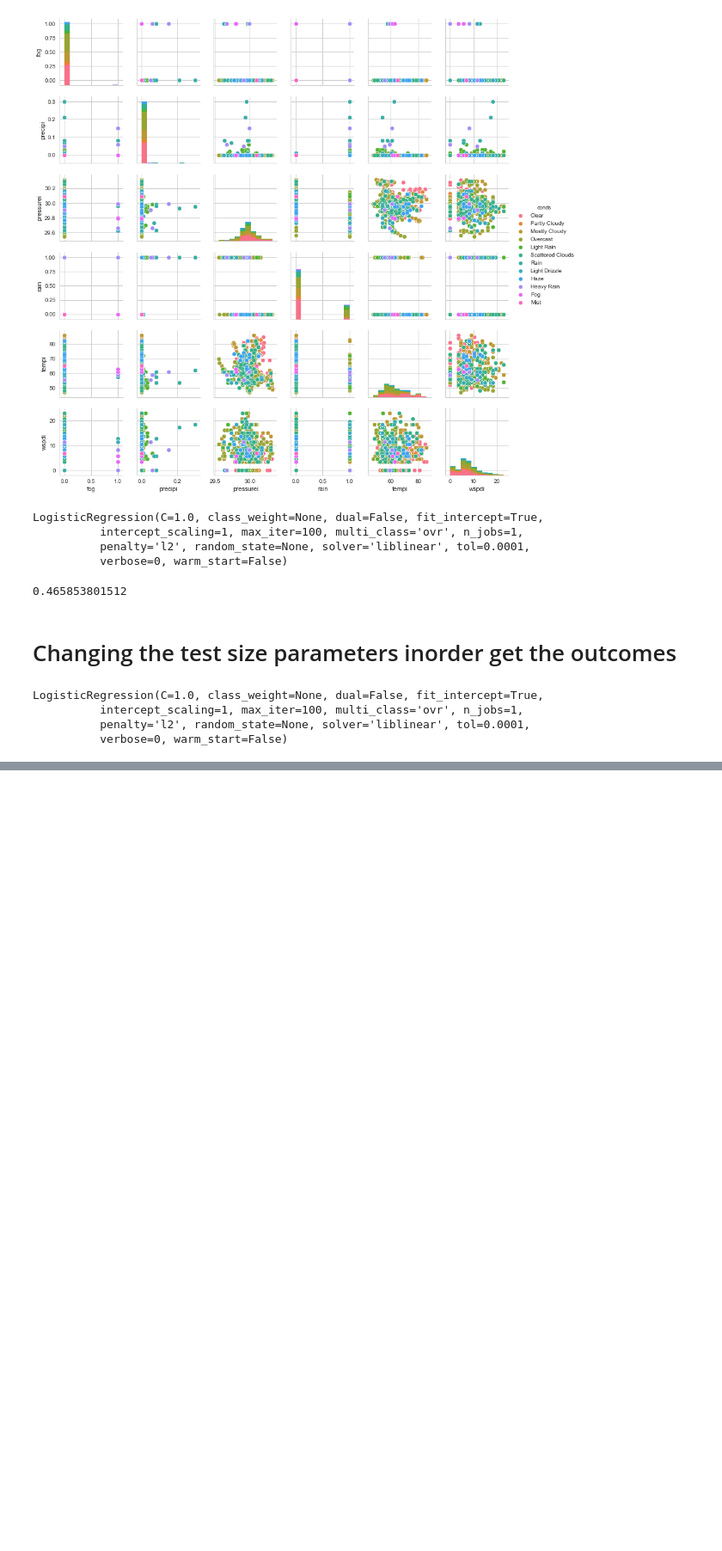
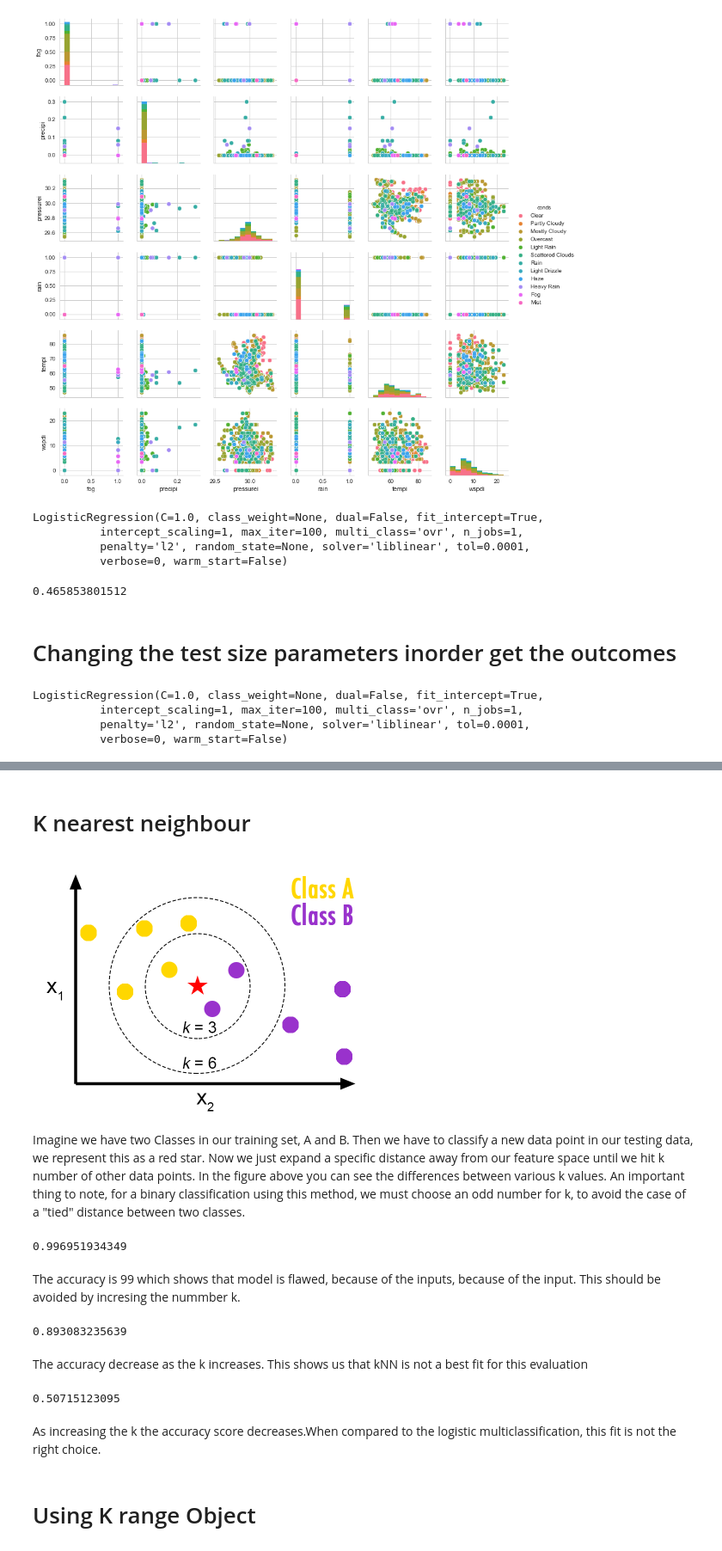
Before and after one commit to AswathKiruba/Machine-Learning, a Jupyter notebook: Multi-Class Classification.ipynb, the cells around one changed output, grey strips where cells are left out. Shown: that part at 86% size. Saved outputs shown, nothing was run; the diff lists cells and outputs as text; code cells hidden in the pictures; blank space fills up the shorter version.

Commit message:
Multi- Class Classification
Multi- Class Classification with logistic regression and K nearest neighbours.

```diff
--- a/Multi-Class Classification.ipynb
+++ b/Multi-Class Classification.ipynb
@@ -122,0 +123,70 @@ print(metrics.accuracy_score(Y_test,Y_pred))
+# %% [markdown]
+# K nearest neighbour
+# %%
+from IPython.display import Image
+Image('http://bdewilde.github.io/assets/images/2012-10-26-knn-concept.png',width=400, height=300)
+# %% [output]
+[figure, added]
+# %% [markdown]
+Imagine we have two Classes in our training set, A and B. Then we have to classify a new data point in our testing data, we represent this as a red star. Now we just expand a specific distance away from our feature space until we hit k number of other data points. In the figure above you can see the differences between various k values. An important thing to note, for a binary classification using this method, we must choose an odd number for k, to avoid the case of a "tied" distance between two classes.
+# %%
+#Import from SciKit Learn
+from sklearn.neighbors import KNeighborsClassifier
+
+# We'll first start with k=6
+
+# Import the kNeighbors Classifiers
+knn = KNeighborsClassifier(n_neighbors = 6)
+
+# Fit the data
+knn.fit(X_train,Y_train)
+
+# Run a prediction
+Y_pred = knn.predict(X_test)
+
+# Check Accuracy against the Testing Set
+print(metrics.accuracy_score(Y_test,Y_pred))
+# %% [output]
+0.996951934349
+# %% [markdown]
+The accuracy is 99 which shows that model is flawed, because of the inputs, because of the input. This should be avoided by incresing the nummber k.
+# %%
+
+# We'll first start with k=100
+
+# Import the kNeighbors Classifiers
+knn = KNeighborsClassifier(n_neighbors = 100)
+
+# Fit the data
+knn.fit(X_train,Y_train)
+
+# Run a prediction
+Y_pred = knn.predict(X_test)
+
+# Check Accuracy against the Testing Set
+print(metrics.accuracy_score(Y_test,Y_pred))
+# %% [output]
+0.893083235639
+# %% [markdown]
+The accuracy decrease as the k increases. This shows us that kNN is not a best fit for this evaluation
+# %%
+
+# We'll first start with k=1000
+
+# Import the kNeighbors Classifiers
+knn = KNeighborsClassifier(n_neighbors = 1000)
+
+# Fit the data
+knn.fit(X_train,Y_train)
+
+# Run a prediction
+Y_pred = knn.predict(X_test)
+
+# Check Accuracy against the Testing Set
+print(metrics.accuracy_score(Y_test,Y_pred))
+# %% [output]
+0.50715123095
+# %% [markdown]
+As increasing the k the accuracy score decreases.When compared to the logistic multiclassification, this fit is not the right choice.
+# %% [markdown]
+# Using K range Object
```
Also changed, not shown: parts of 15 cells of this notebook.
